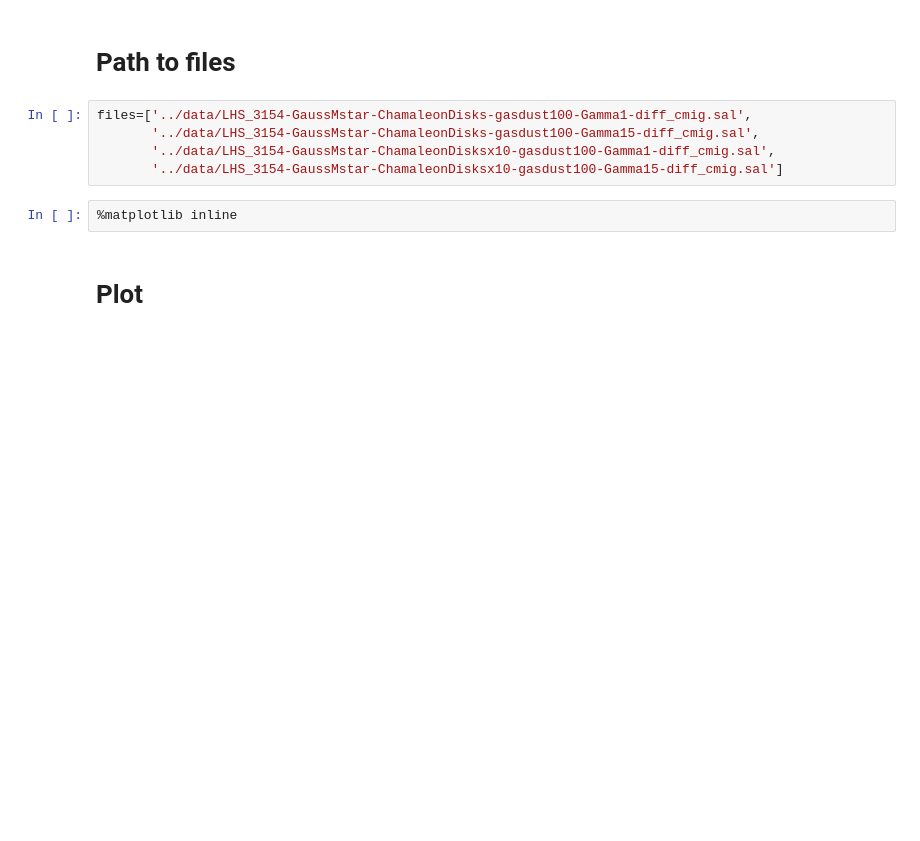
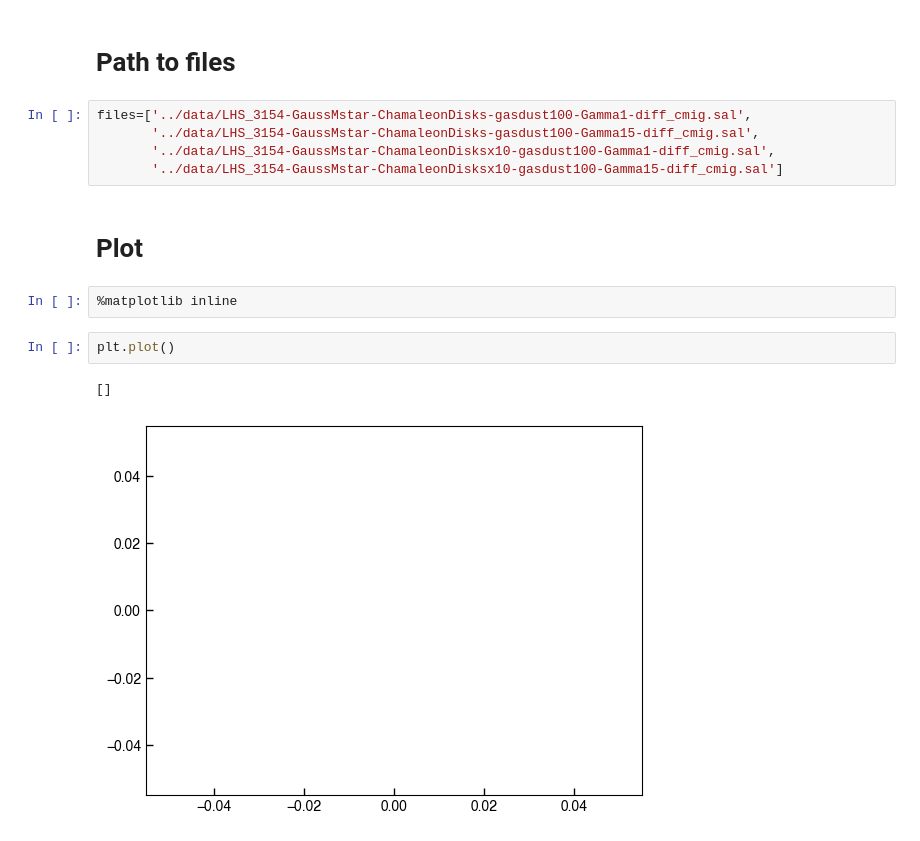
Before and after one commit to AstroYamila-Team/PlanetFormation_SmallStars, a Jupyter notebook: notebooks/Plotting Figure 3 in Stefansson et al. 2023.ipynb, the cells around one changed output. Cells and saved outputs as stored; diff of their text form; blank space fills up the shorter version.

```diff
--- a/notebooks/Plotting Figure 3 in Stefansson et al. 2023.ipynb
+++ b/notebooks/Plotting Figure 3 in Stefansson et al. 2023.ipynb
@@ -168,10 +165,15 @@ files=['../data/LHS_3154-GaussMstar-ChamaleonDisks-gasdust100-Gamma1-diff_cmig.s
        '../data/LHS_3154-GaussMstar-ChamaleonDisks-gasdust100-Gamma15-diff_cmig.sal',
        '../data/LHS_3154-GaussMstar-ChamaleonDisksx10-gasdust100-Gamma1-diff_cmig.sal',
        '../data/LHS_3154-GaussMstar-ChamaleonDisksx10-gasdust100-Gamma15-diff_cmig.sal']
+# %% [markdown]
+# Plot
 # %%
 %matplotlib inline
-# %% [markdown]
-# Plot
+# %%
+plt.plot()
+# %% [output]
+[]
+[figure, added]
 # %%
 import matplotlib
 matplotlib.rc_file(matplotlib.matplotlib_fname())
```
Also changed, not shown: parts of 2 cells of this notebook, 1 other file.
